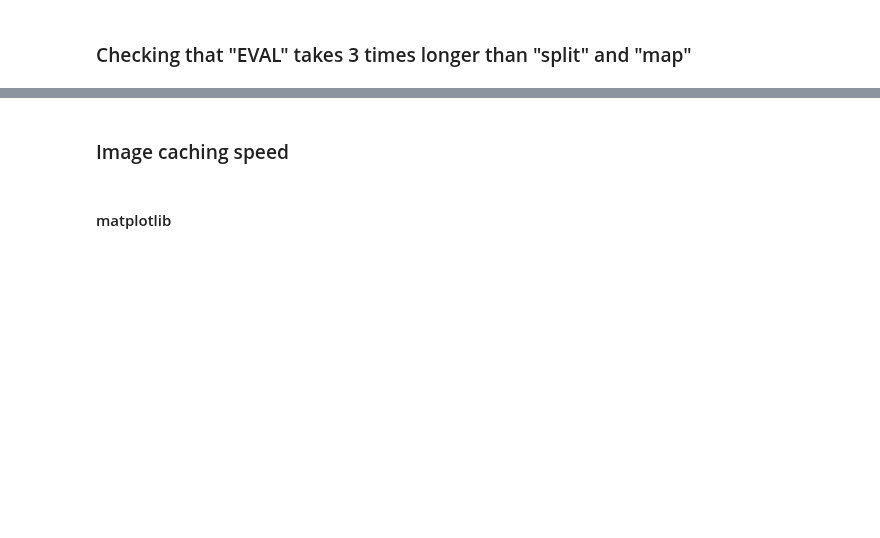
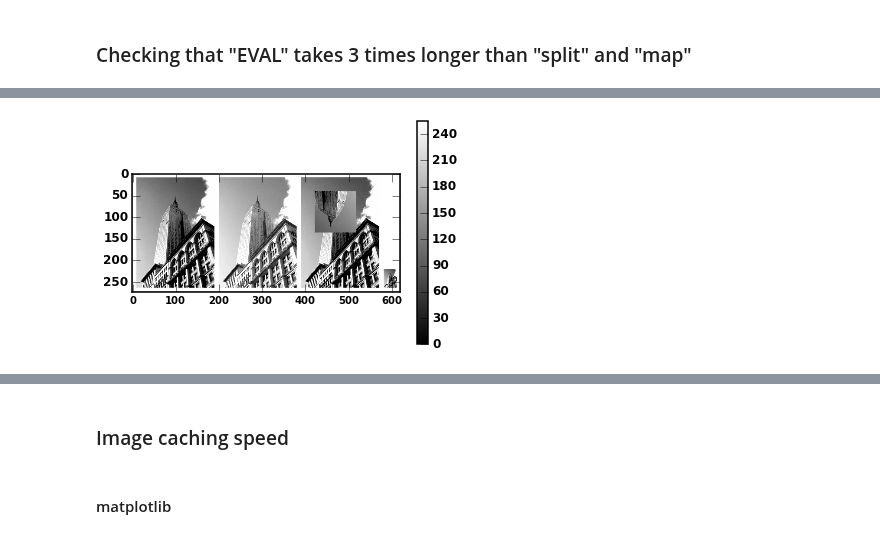
Before and after one commit to magican/PySOL, a Jupyter notebook: notebooks/Drafts/warmup_ncwms.ipynb, the cells around one changed output, grey strips where cells are left out. Drawn from its saved outputs; the diff is of its cells as text; code cells hidden in the pictures; blank space fills up the shorter version.

```diff
--- a/notebooks/Drafts/warmup_ncwms.ipynb
+++ b/notebooks/Drafts/warmup_ncwms.ipynb
@@ -207,0 +309,12 @@ body = np.array(eval(body))
+# %%
+%%timeit
+
+array = np.asarray(Image.open('empire.jpg').convert('L'), np.uint8)
+mask = array==255
+array = np.array(clip(array, vmin, vmax))
+
+# ma division is very slow; we can take a shortcut
+array -= vmin
+array /= (vmax - vmin)
+array *= 254
+array[mask] = 255
@@ -207,0 +332,6 @@ body = np.array(eval(body))
+# %%
+imshow(array)
+colorbar()
+gray()
+# %% [output]
+[figure, added]
```
Also changed, not shown: parts of 24 cells of this notebook, 1 other file.
